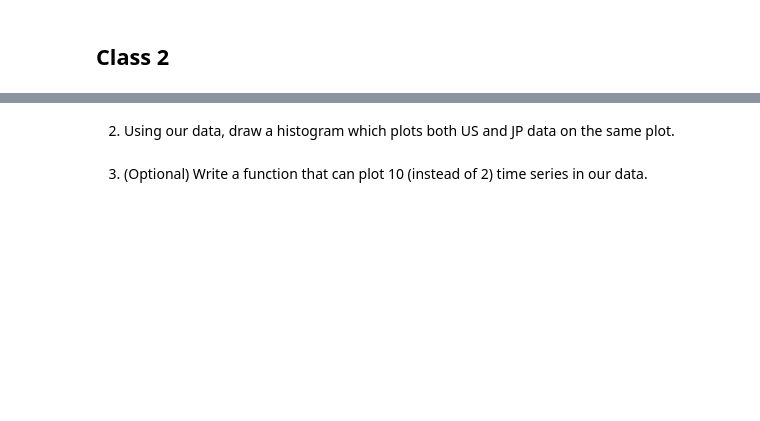
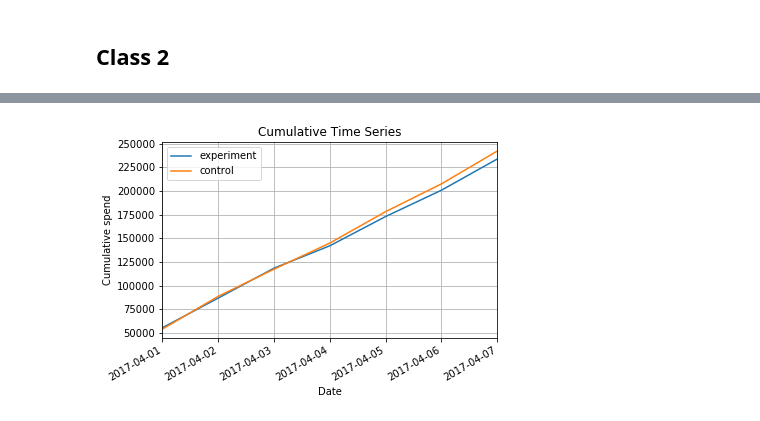
Before and after one commit to qinqinzhao/BA501_Week4, a Jupyter notebook: BA501_week4_homework.ipynb, the cells around one changed output, grey strips where cells are left out. Drawn from its saved outputs; the diff is of its cells as text; code cells hidden in the pictures; blank space fills up the shorter version.

```diff
--- a/BA501_week4_homework.ipynb
+++ b/BA501_week4_homework.ipynb
@@ -10,2 +10,0 @@ import matplotlib.pyplot as plt
-# %%
-df = df.drop_duplicates(keep = "first")
@@ -68,4 +161,0 @@ def PrintCumulativeTimeSeries(experiment_id, country, vertical):
-# %% [markdown]
-2. Using our data, draw a histogram which plots both US and JP data on the same plot.
-# %% [markdown]
-3. (Optional) Write a function that can plot 10 (instead of 2) time series in our data.
@@ -71,0 +168,43 @@ def PrintCumulativeTimeSeries(experiment_id, country, vertical):
+# %%
+def get_series(my_data, my_id):
+    table = my_data[["date", "spend_usd"]][my_data.experiment_id == my_id]
+    series = table.groupby("date")["spend_usd"].sum()
+    cumulative_series = series.cumsum(axis=0)
+    return(cumulative_series)
+# %%
+# for any two series, plot the time series
+def plot_series(index_series, experiment_series, control_series):
+    df = pd.DataFrame(
+        {
+            "experiment": experiment_series.tolist(),
+            "control": control_series.tolist()
+        },
+        index = index_series.tolist(), # a range of dates
+        columns = ["experiment", "control"]
+    )
+
+    ax = df.plot()
+
+    ax.set_title("Cumulative Time Series")
+    ax.set_xlabel("Date")
+    ax.set_ylabel("Cumulative spend")
+    ax.grid(True, which="both")
+
+    plt.gcf().autofmt_xdate()
+# %%
+def print_cumulative_time_series(my_data, experiment_ids):
+    # make sure our x-axis is consistent
+    date_series = my_data.date
+    index_series = np.unique(date_series) # unique date
+    index_series = np.sort(index_series) # sort by date
+
+    # data grouping
+    my_data = my_data.sort_values("date", ascending=True, inplace=False)
+    experiment_series = get_series(my_data, experiment_ids[0])
+    control_series = get_series(my_data, experiment_ids[1])
+
+    plot_series(index_series, experiment_series, control_series)
+# %%
+print_cumulative_time_series(my_data, [12624548, 12624549])
+# %% [output]
+[figure, added]
```
Also changed, not shown: parts of 17 cells of this notebook.
